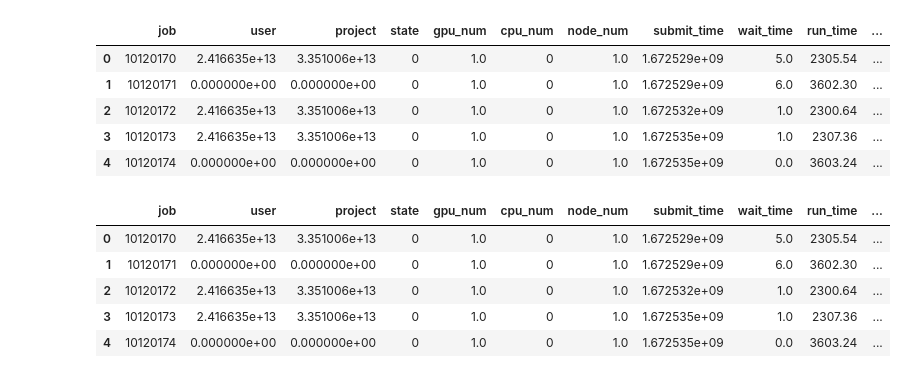
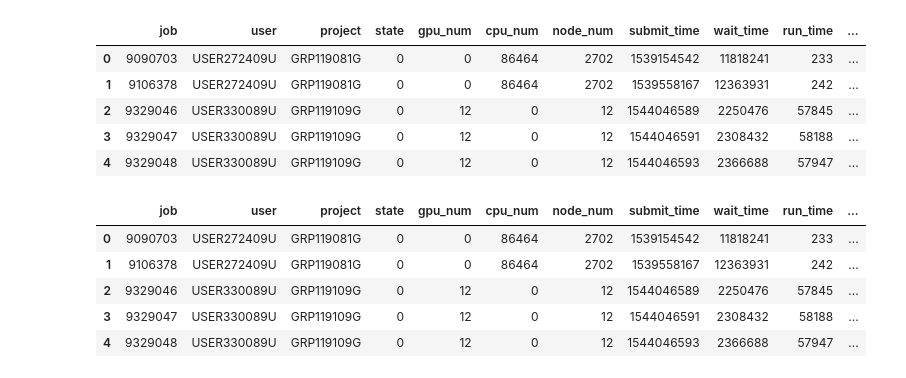
Before and after one commit to MonishSoundarRaj/data_check_generator, a Jupyter notebook: Copy_of_sdv_syn.ipynb, the cells around one changed output. Saved outputs shown, nothing was run; the diff lists cells and outputs as text; code cells hidden in the pictures.

```diff
--- a/Copy_of_sdv_syn.ipynb
+++ b/Copy_of_sdv_syn.ipynb
@@ -24,25 +24,25 @@ Requirement already satisfied: mpmath>=0.19 in /usr/local/lib/python3.10/dist-pa
 import pandas as pd
 import numpy as np
 # %%
-df = pd.read_csv("data_thetagpu.csv")
+df = pd.read_csv("data_blue_waters.csv")
 df.drop("Unnamed: 0", axis=1, inplace=True)
 df.head()
 # %% [output]
 |  | job | user | project | state | gpu_num | cpu_num | node_num | submit_time | wait_time | run_time | ... |
-| 0 | 10120170 | 2.416635e+13 | 3.351006e+13 | 0 | 1.0 | 0 | 1.0 | 1.672529e+09 | 5.0 | 2305.54 | ... |
-| 1 | 10120171 | 0.000000e+00 | 0.000000e+00 | 0 | 1.0 | 0 | 1.0 | 1.672529e+09 | 6.0 | 3602.30 | ... |
-| 2 | 10120172 | 2.416635e+13 | 3.351006e+13 | 0 | 1.0 | 0 | 1.0 | 1.672532e+09 | 1.0 | 2300.64 | ... |
-| 3 | 10120173 | 2.416635e+13 | 3.351006e+13 | 0 | 1.0 | 0 | 1.0 | 1.672535e+09 | 1.0 | 2307.36 | ... |
-| 4 | 10120174 | 0.000000e+00 | 0.000000e+00 | 0 | 1.0 | 0 | 1.0 | 1.672535e+09 | 0.0 | 3603.24 | ... |
+| 0 | 9090703 | USER272409U | GRP119081G | 0 | 0 | 86464 | 2702 | 1539154542 | 11818241 | 233 | ... |
+| 1 | 9106378 | USER272409U | GRP119081G | 0 | 0 | 86464 | 2702 | 1539558167 | 12363931 | 242 | ... |
+| 2 | 9329046 | USER330089U | GRP119109G | 0 | 12 | 0 | 12 | 1544046589 | 2250476 | 57845 | ... |
+| 3 | 9329047 | USER330089U | GRP119109G | 0 | 12 | 0 | 12 | 1544046591 | 2308432 | 58188 | ... |
+| 4 | 9329048 | USER330089U | GRP119109G | 0 | 12 | 0 | 12 | 1544046593 | 2366688 | 57947 | ... |
 # %%
 df.head()
 # %% [output]
 |  | job | user | project | state | gpu_num | cpu_num | node_num | submit_time | wait_time | run_time | ... |
-| 0 | 10120170 | 2.416635e+13 | 3.351006e+13 | 0 | 1.0 | 0 | 1.0 | 1.672529e+09 | 5.0 | 2305.54 | ... |
-| 1 | 10120171 | 0.000000e+00 | 0.000000e+00 | 0 | 1.0 | 0 | 1.0 | 1.672529e+09 | 6.0 | 3602.30 | ... |
-| 2 | 10120172 | 2.416635e+13 | 3.351006e+13 | 0 | 1.0 | 0 | 1.0 | 1.672532e+09 | 1.0 | 2300.64 | ... |
-| 3 | 10120173 | 2.416635e+13 | 3.351006e+13 | 0 | 1.0 | 0 | 1.0 | 1.672535e+09 | 1.0 | 2307.36 | ... |
-| 4 | 10120174 | 0.000000e+00 | 0.000000e+00 | 0 | 1.0 | 0 | 1.0 | 1.672535e+09 | 0.0 | 3603.24 | ... |
+| 0 | 9090703 | USER272409U | GRP119081G | 0 | 0 | 86464 | 2702 | 1539154542 | 11818241 | 233 | ... |
+| 1 | 9106378 | USER272409U | GRP119081G | 0 | 0 | 86464 | 2702 | 1539558167 | 12363931 | 242 | ... |
+| 2 | 9329046 | USER330089U | GRP119109G | 0 | 12 | 0 | 12 | 1544046589 | 2250476 | 57845 | ... |
+| 3 | 9329047 | USER330089U | GRP119109G | 0 | 12 | 0 | 12 | 1544046591 | 2308432 | 58188 | ... |
+| 4 | 9329048 | USER330089U | GRP119109G | 0 | 12 | 0 | 12 | 1544046593 | 2366688 | 57947 | ... |
 # %%
 from sdv.metadata import SingleTableMetadata
 df.drop(columns=["node_hour", "wait_time"], inplace=True)
```
Also changed, not shown: parts of 9 cells of this notebook.
